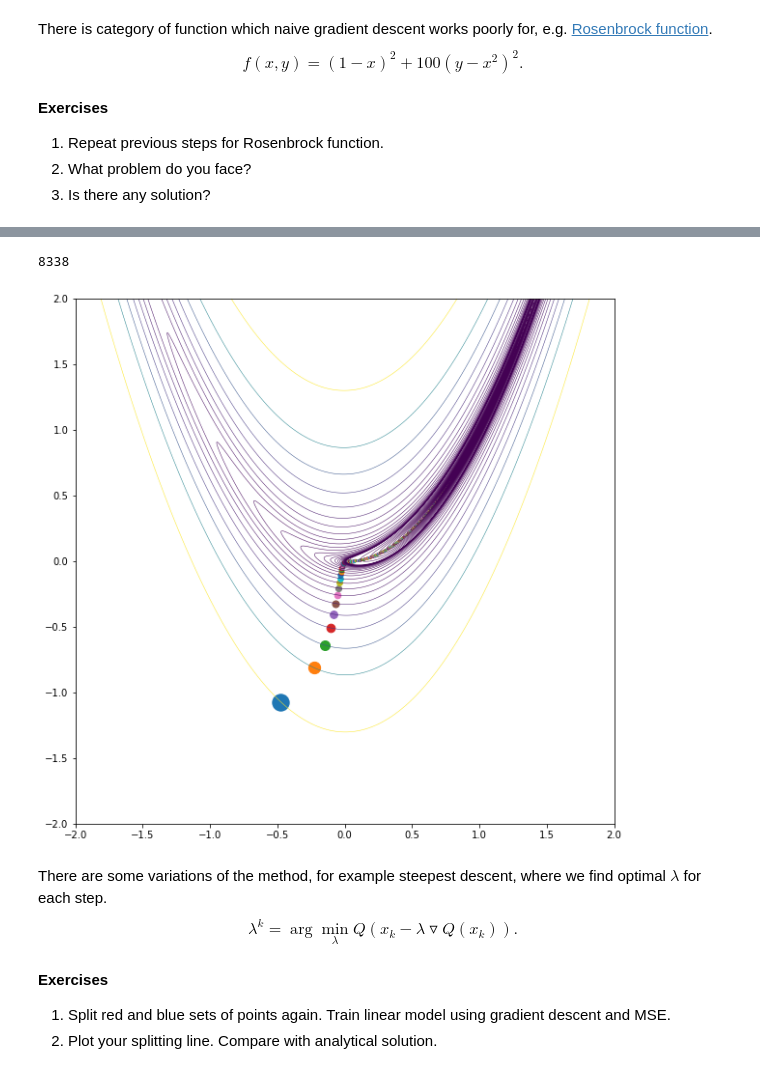
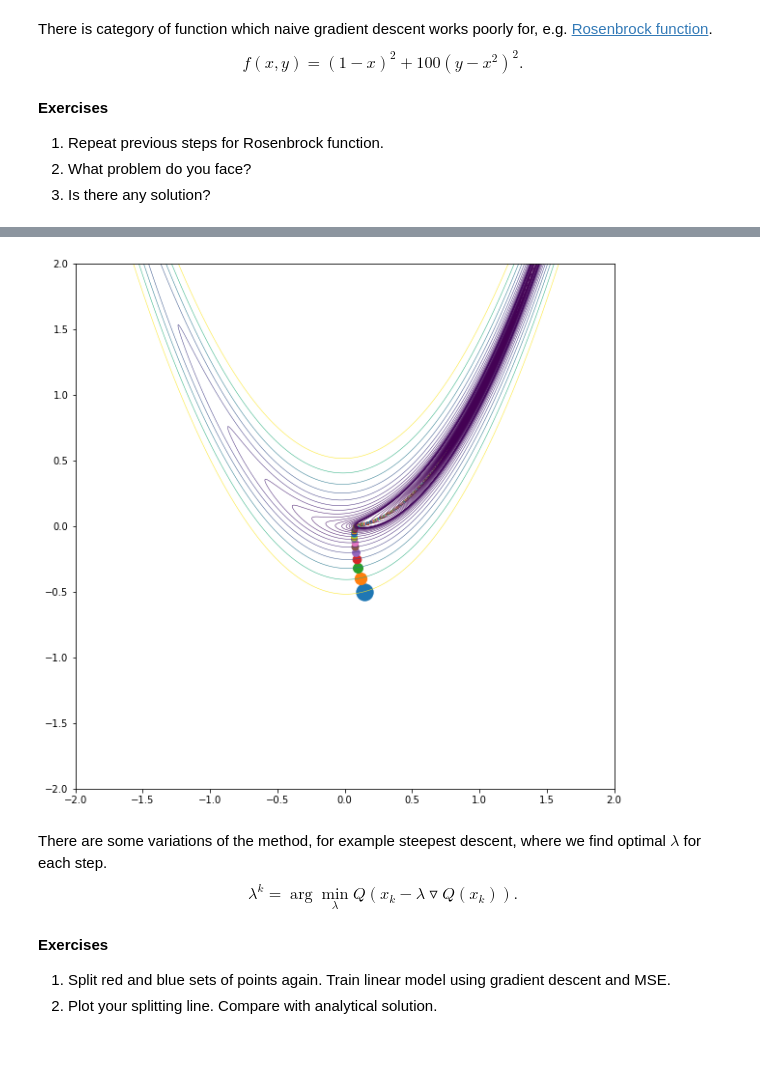
Before and after one commit to arinaruck/Darin, a Jupyter notebook: Lab1/Lab1.ipynb, the cells around one changed output, grey strips where cells are left out. Cells and saved outputs as stored; diff of their text form; code cells hidden in the pictures.

```diff
--- a/Lab1/Lab1.ipynb
+++ b/Lab1/Lab1.ipynb
@@ -472,18 +463,8 @@ $$f(x, y) = (1-x)^2 + 100(y-x^2)^2.$$
 2. What problem do you face?
 3. Is there any solution?
 # %%
-def x_derriv(x, y):
-    return -2 * (1 - x + 200*x*y - 200 * x**3)
-
-def y_derriv(y, x):
-    return 200 * (y - x * x)
+def grad(x, y):
+    return np.array([-2.0 * (1 - x + 200*x*y - 200 * x**3), 200.0 * (y - x * x)])
 
 def f(x, y):
     return (1 - x) * (1 - x) + 100 * (y - x * x)**2
-
-x = random.randint(0, 5)
-y = random.randint(0, 5)
-start_p = [x, y, f(x, y)]
-
-lmbd = 0.001
-p = gradient_descent_2d(start_p, 10**(-5), lmbd, x_derriv, y_derriv, f)
@@ -491,0 +471,8 @@ p = gradient_descent_2d(start_p, 10**(-5), lmbd, x_derriv, y_derriv, f)
+# %%
+x = random.randint(0, 5)
+y = random.randint(0, 5)
+start_p = [x * 1.0, y * 1.0]
+
+lmbd = 0.001
+eps = 10**(-5)
+p = gradient_descent_2d(start_p, eps, lmbd, grad, f)
@@ -492,33 +481,20 @@ p = gradient_descent_2d(start_p, 10**(-5), lmbd, x_derriv, y_derriv, f)
 # %%
-def x_derriv(x, y):
-    return -2 * (1 - x + 200*x*y - 200 * x**3)
-
-def y_derriv(y, x):
-    return 200 * (y - x * x)
-
-def f(x, y):
-    return (1 - x) * (1 - x) + 100 * (y - x * x)**2
-
 x = random.random() * 4 - 2
 y = random.random() * 4 - 2
-start_p = [x, y, f(x, y)]
+start_p = [x * 1.0, y * 1.0]
 
 X = np.linspace(-2, 2, 1000)
 Y = np.linspace(-2, 2, 1000)
 Z = [[f(x, y) for x in X] for y in Y]
 
-
-lmbd = 0.001
-p, values = gradient_descent_2d(start_p, 10**(-5), lmbd, x_derriv, y_derriv, f)
+p, values = gradient_descent_2d(start_p, eps, lmbd, grad, f)
 values.sort()
-print(len(values))
-head = values[: -30 : 50]
-values = head + values[-30 :]
+head = values[: -20 : 50]
+values = head + values[-20 :]
 
 CS = plt.contour(X, Y, Z, values, linewidths = 0.5)
 # %% [output]
-8338
-[figure, old version]
+[figure, new version]
 # %% [markdown]
 There are some variations of the method, for example steepest descent, where we find optimal $\lambda$ for each step.
 $$\lambda^{k} = \arg\min_{\lambda}Q(x_k - \lambda\triangledown Q(x_k)).$$
```
Also changed, not shown: parts of 25 cells of this notebook.
